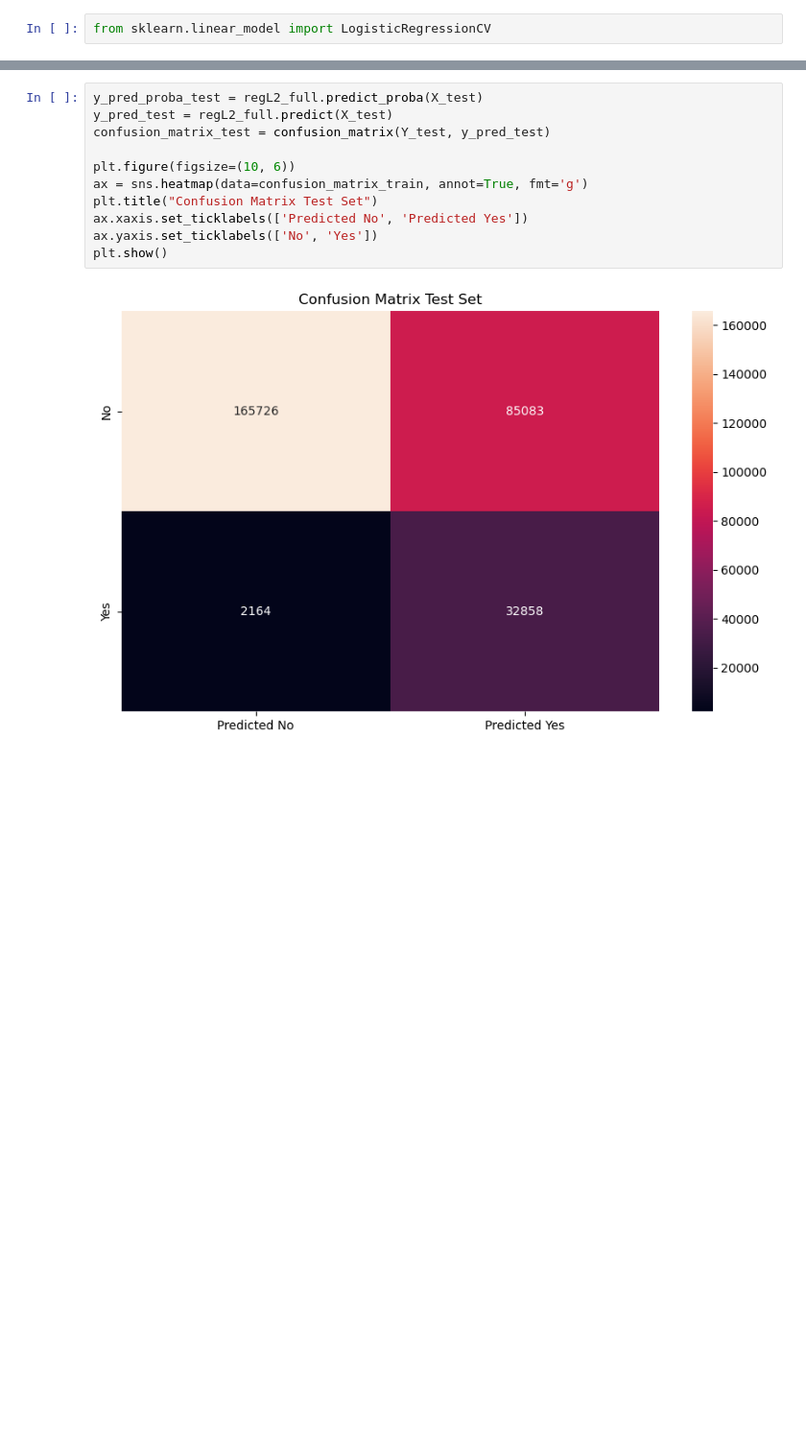
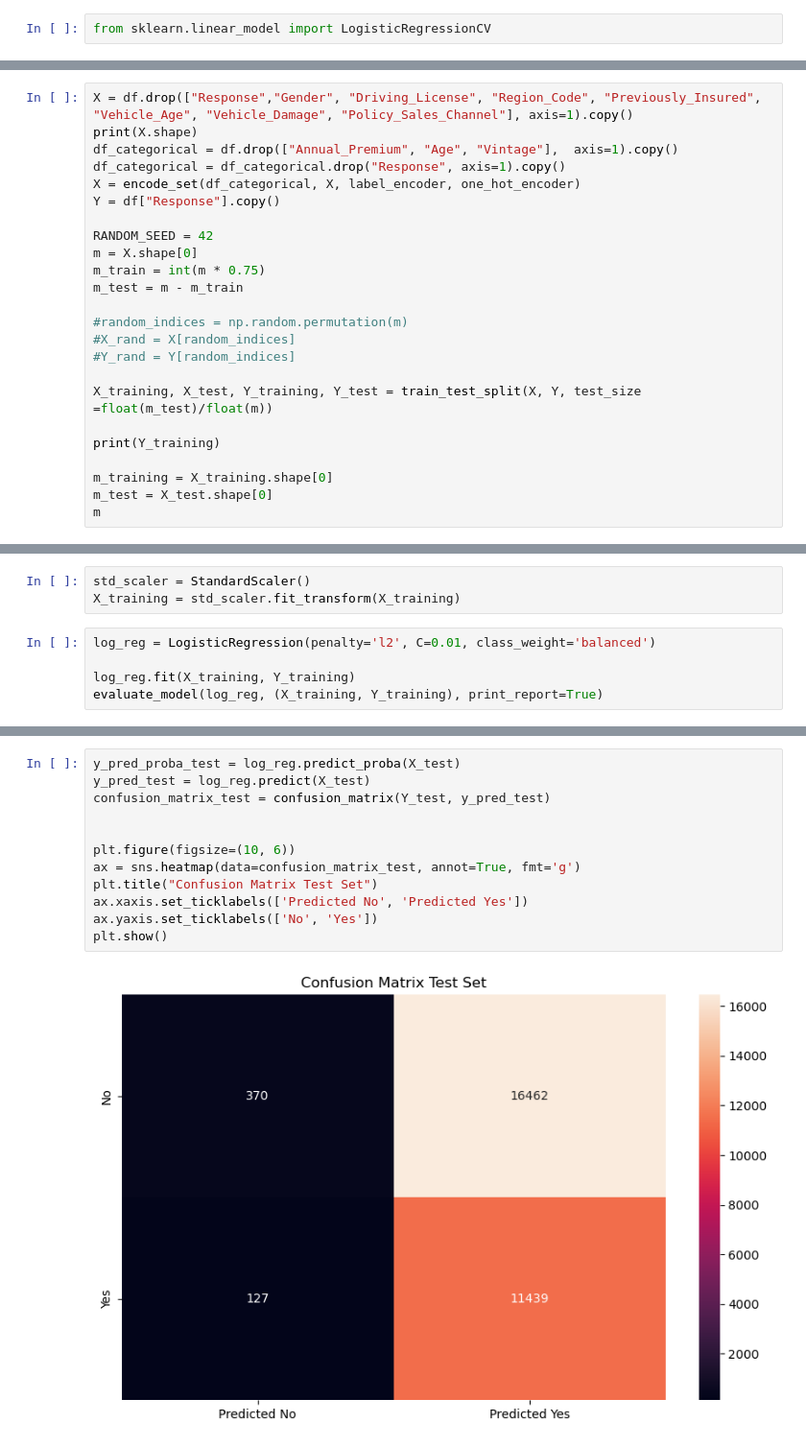
Before and after one commit to EnricoMiche1210760/Predicting_Insurance_Cross_Sell_Opportunities, a Jupyter notebook: main.ipynb, the cells around one changed output, grey strips where cells are left out. Shown at 96% size. Drawn from its saved outputs; the diff is of its cells as text; blank space fills up the shorter version.

```diff
--- a/main.ipynb
+++ b/main.ipynb
@@ -305,0 +358,24 @@ weighted avg       0.90      0.69      0.75    285831
+# %%
+X = df.drop(["Response","Gender", "Driving_License", "Region_Code", "Previously_Insured", "Vehicle_Age", "Vehicle_Damage", "Policy_Sales_Channel"], axis=1).copy()
+print(X.shape)
+df_categorical = df.drop(["Annual_Premium", "Age", "Vintage"],  axis=1).copy()
+df_categorical = df_categorical.drop("Response", axis=1).copy()
+X = encode_set(df_categorical, X, label_encoder, one_hot_encoder)
+Y = df["Response"].copy()
+
+RANDOM_SEED = 42
+m = X.shape[0]
+m_train = int(m * 0.75)
+m_test = m - m_train
+
+#random_indices = np.random.permutation(m)
+#X_rand = X[random_indices]
+#Y_rand = Y[random_indices]
+
+X_training, X_test, Y_training, Y_test = train_test_split(X, Y, test_size =float(m_test)/float(m))
+
+print(Y_training)
+
+m_training = X_training.shape[0]
+m_test = X_test.shape[0]
+m
@@ -305,0 +404,8 @@ weighted avg       0.90      0.69      0.75    285831
+# %%
+std_scaler = StandardScaler()
+X_training = std_scaler.fit_transform(X_training)
+# %%
+log_reg = LogisticRegression(penalty='l2', C=0.01, class_weight='balanced')
+
+log_reg.fit(X_training, Y_training)
+evaluate_model(log_reg, (X_training, Y_training), print_report=True)
@@ -306,13 +438,14 @@ weighted avg       0.90      0.69      0.75    285831
 # %%
-y_pred_proba_test = regL2_full.predict_proba(X_test)
-y_pred_test = regL2_full.predict(X_test)
+y_pred_proba_test = log_reg.predict_proba(X_test)
+y_pred_test = log_reg.predict(X_test)
 confusion_matrix_test = confusion_matrix(Y_test, y_pred_test)
 
+
 plt.figure(figsize=(10, 6))
-ax = sns.heatmap(data=confusion_matrix_train, annot=True, fmt='g')
+ax = sns.heatmap(data=confusion_matrix_test, annot=True, fmt='g')
 plt.title("Confusion Matrix Test Set")
 ax.xaxis.set_ticklabels(['Predicted No', 'Predicted Yes'])
 ax.yaxis.set_ticklabels(['No', 'Yes'])
 plt.show()
 # %% [output]
-[figure, old version]
+[figure, new version]
```
Also changed, not shown: parts of 15 cells of this notebook.
